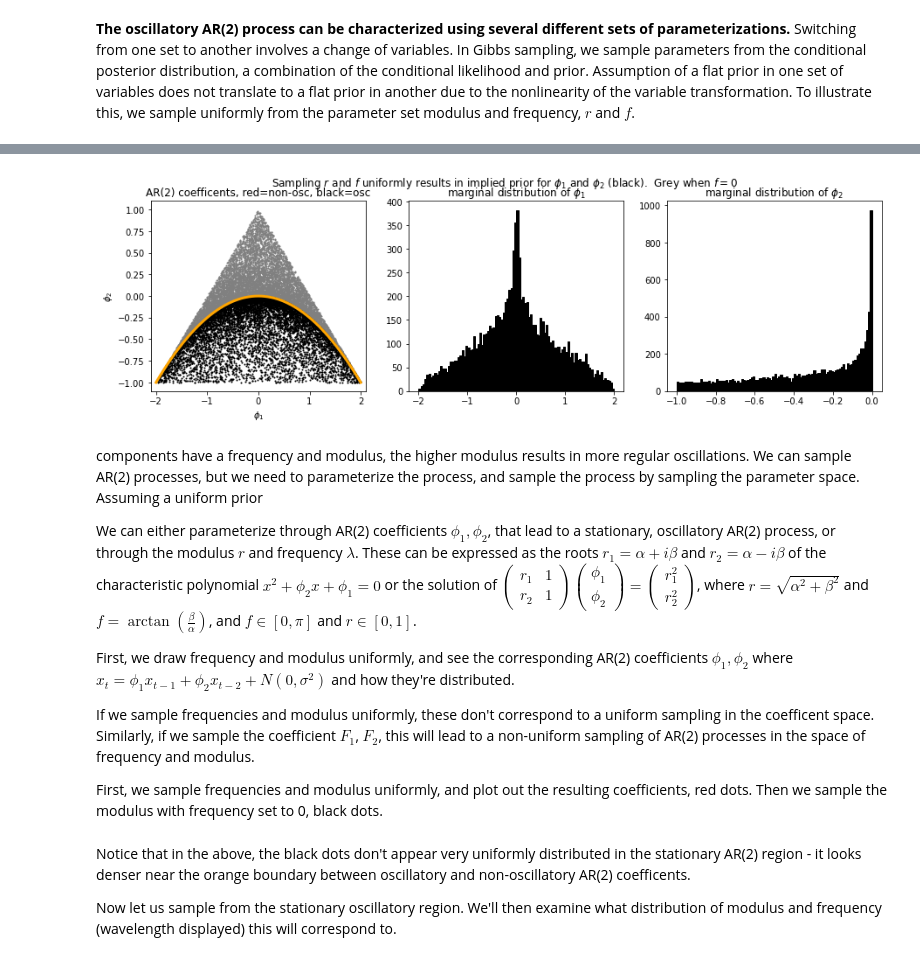
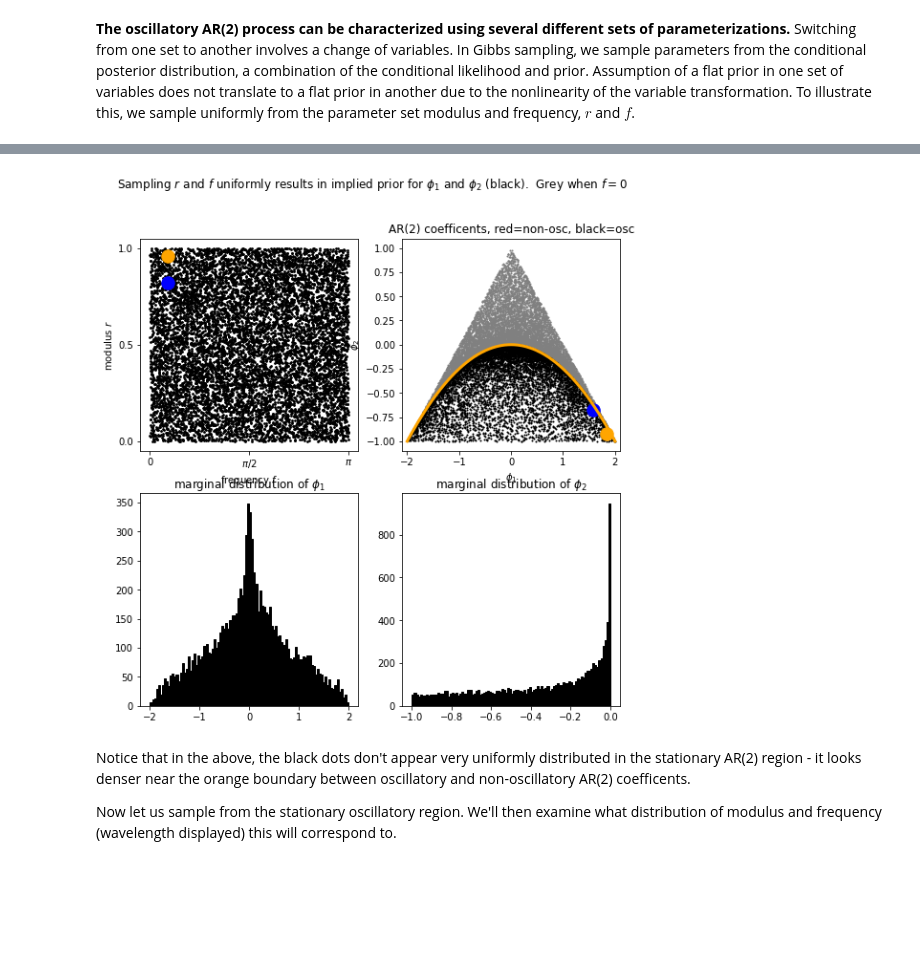
Before and after one commit to AraiKensuke/LOST, a Jupyter notebook: Notebooks/AR2_priors.ipynb, the cells around one changed output, grey strips where cells are left out. Saved outputs shown, nothing was run; the diff lists cells and outputs as text; code cells hidden in the pictures; blank space fills up the shorter version.

```diff
--- a/Notebooks/AR2_priors.ipynb
+++ b/Notebooks/AR2_priors.ipynb
@@ -58,33 +109,15 @@ If we take each sample pair of ($r$, $f$) above, and transform them according
 # %%
 
-Fsi  = _N.empty((N, 2))
-
-for n in range(N):
-    ph = phs[n]
-    r1 = amps[n] * (_N.cos(ph) + 1j * _N.sin(ph))
-    r2 = amps[n] * (_N.cos(ph) - 1j * _N.sin(ph))
-
-    A = _N.array([[r1, 1], [r2, 1]])
-    B = _N.array([[r1*r1], [r2*r2]])
-
-    F1, F2 = _N.linalg.solve(A, B)
-    F      = _N.array([F1, F2]).real
-    Fsi[n, 0] = F[0]
-    Fsi[n, 1] = F[1]
-
-    # bBdd, iBdd, rts = _arl.cmplxRoots(F)
-    # if not bBdd:
-    #     print "Woops"
 
 
 ##########  real roots
-amps = _N.random.rand(N, k) * (rb - ra) + ra
+ramps = _N.random.rand(N, k) * (rb - ra) + ra
 Fsr  = _N.empty((N, 2))
 
 ###
 for n in range(N):
-    r1 = -1 + amps[n, 0] * 2
-    r2 = -1 + amps[n, 1] * 2
+    r1 = -1 + ramps[n, 0] * 2
+    r2 = -1 + ramps[n, 1] * 2
 
     A = _N.array([[r1, 1], [r2, 1]])
     B = _N.array([[r1*r1], [r2*r2]])
@@ -97,50 +130,48 @@ for n in range(N):
 #    bBdd, iBdd, rts = _arl.cmplxRoots(F)
 #    if not bBdd:
 #        print "Woops"
 
 ###  Now we take a look at what the marginal distribution of phi_1 and phi_2
 ###  look like when we sample r and f uniformly.
 x = _N.linspace(-2, 2, 201)
 #y = 0.25*(4 - x**2) - 1
 y = -0.25*x**2
 
 #  rts == (1./(r1*r1.conjugate())), (1./(r1*r1.conjugate()))
-fig = _plt.figure(figsize=(15, 4))
+fig = _plt.figure(figsize=(9, 9))
 _plt.suptitle("Sampling $r$ and $f$ uniformly results in implied prior for $\phi_1$ and $\phi_2$ (black).  Grey when $f=0$")
-fig.add_subplot(1, 3, 1)
+fig.add_subplot(2, 2, 1)
+_plt.scatter(phs, amps, color="black", s=3)
+_plt.scatter(phs[0:1], amps[0:1], color="orange", s=180)
+_plt.scatter(phs[1:2], amps[1:2], color="blue", s=180)
+_plt.ylabel("modulus $r$")
+_plt.yticks([0, 0.5, 1])
+_plt.xticks([0, _N.pi/2, _N.pi], ["0", "$\pi/2$", "$\pi$"])
+_plt.xlabel("frequency $f$")
+fig.add_subplot(2, 2, 2)
 _plt.title("AR(2) coefficents, red=non-osc, black=osc")
 _plt.scatter(Fsr[:, 0], Fsr[:, 1], marker=".", s=4, color="grey")
 _plt.grid()
 _plt.xlim(-2.5, 2.5)
 _plt.ylim(-1.5, 1.5)
-#fig.add_subplot(1, 2, 2)
 _plt.scatter(Fsi[:, 0], Fsi[:, 1], marker=".", s=4, color="black")
+_plt.scatter(Fsi[0:1, 0], Fsi[0:1, 1], color="orange", s=180)
+_plt.scatter(Fsi[1:2, 0], Fsi[1:2, 1], color="blue", s=180)
 _plt.plot(x, y, color="orange", lw=3)
 _plt.grid()
 _plt.xlim(-2.1, 2.1)
 _plt.ylim(-1.1, 1.1)
 _plt.xlabel(r"$\phi_1$")
 _plt.ylabel(r"$\phi_2$")
 
-fig.add_subplot(1, 3, 2)
+fig.add_subplot(2, 2, 3)
 _plt.title("marginal distribution of $\phi_1$")
 suppress = _plt.hist(Fsi[:, 0], bins=_N.linspace(-2, 2, 101), color="black", edgecolor="black")
-fig.add_subplot(1, 3, 3)
+fig.add_subplot(2, 2, 4)
 _plt.title("marginal distribution of $\phi_2$")
 suppress = _plt.hist(Fsi[:, 1], bins=_N.linspace(-1, 0, 101), color="black", edgecolor="black")
 # %% [output]
-[figure, old version]
+[figure, new version]
-# %% [markdown]
-components have a frequency and modulus, the higher modulus results in more regular oscillations.  We can sample AR(2) processes, but we need to parameterize the process, and sample the process by sampling the parameter space.  Assuming a uniform prior
-
-We can either parameterize through AR(2) coefficients $\phi_1, \phi_2$, that lead to a stationary, oscillatory AR(2) process, or through the modulus $r$ and frequency $\lambda$.  These can be expressed as the roots $r_1 = \alpha + i\beta$ and $r_2 = \alpha - i\beta$ of the characteristic polynomial $x^2 + \phi_2 x + \phi_1 = 0$ or the solution of $\begin{pmatrix}r_1 & 1 \\ r_2 &  1\end{pmatrix}\begin{pmatrix}\phi_1 \\ \phi_2\end{pmatrix} = \begin{pmatrix}r_1^2 \\ r_2^2\end{pmatrix}$, where $r = \sqrt{\alpha^2 + \beta^2}$ and $f = \arctan \left(\frac{\beta}{\alpha}\right)$, and $f \in [0, \pi]$ and $r \in [0, 1]$.
-
-First, we draw frequency and modulus uniformly, and see the corresponding AR(2) coefficients $\phi_1, \phi_2$ where $x_t = \phi_1 x_{t-1} + \phi_2 x_{t-2} + N(0, \sigma^2)$ and how they're distributed.
-
-If we sample frequencies and modulus uniformly, these don't correspond to a uniform sampling in the coefficent space.  Similarly, if
-we sample the coefficient $F_1$, $F_2$, this will lead to a non-uniform sampling of AR(2) processes in the space of frequency and modulus.
-
-First, we sample frequencies and modulus uniformly, and plot out the resulting coefficients, red dots.  Then we sample the modulus with frequency set to 0, black dots.
 # %% [markdown]
 Notice that in the above, the black dots don't appear very uniformly distributed in the stationary AR(2) region - it looks denser near the orange boundary between oscillatory and non-oscillatory AR(2) coefficents.
 
```
Also changed, not shown: parts of 4 cells of this notebook.
